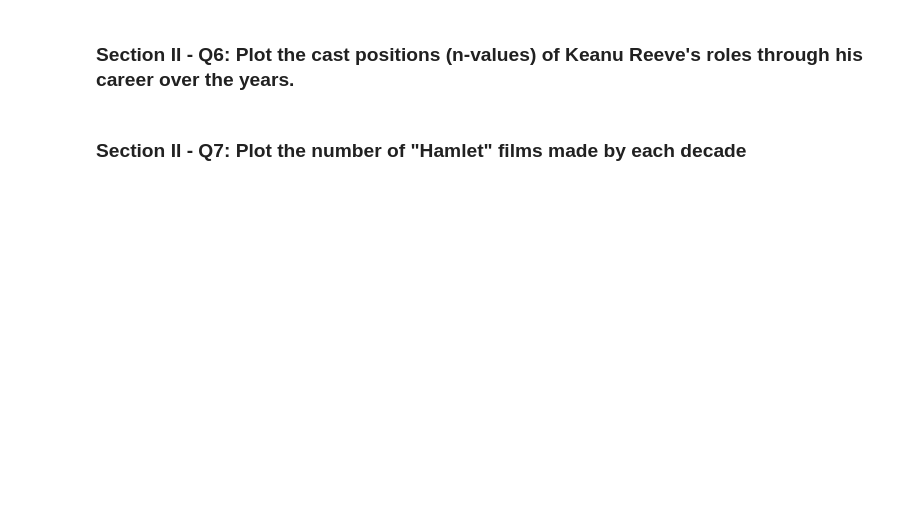
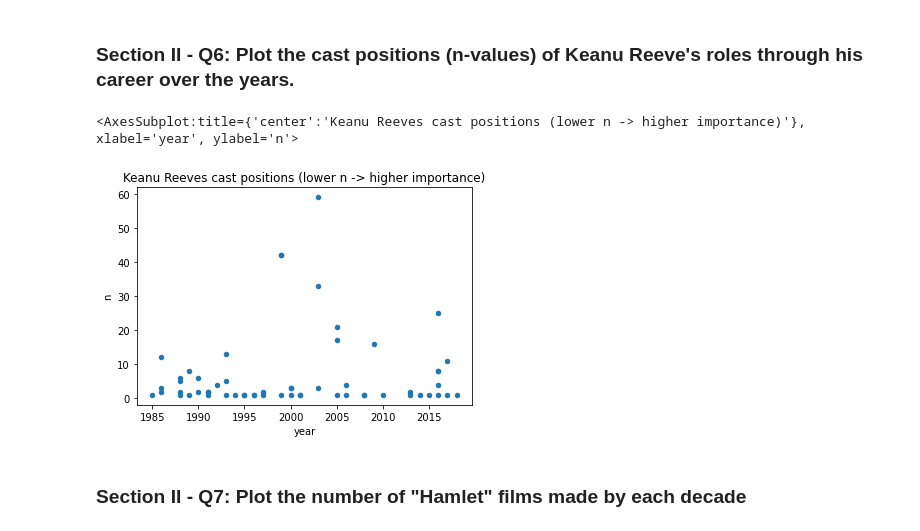
Before and after one commit to llpyyz/mec-mini-projects, a Jupyter notebook: mec-5.3.10-data-wranging-with-pandas-mini-project/Mini_Project_Data_Wrangling_Pandas.ipynb, the cells around one changed output. Saved outputs shown, nothing was run; the diff lists cells and outputs as text; code cells hidden in the pictures; blank space fills up the shorter version.

```diff
--- a/mec-5.3.10-data-wranging-with-pandas-mini-project/Mini_Project_Data_Wrangling_Pandas.ipynb
+++ b/mec-5.3.10-data-wranging-with-pandas-mini-project/Mini_Project_Data_Wrangling_Pandas.ipynb
@@ -284,4 +560,13 @@ top_ten.plot(kind='barh')
 # %% [markdown]
 ### Section II - Q6: Plot the cast positions (n-values) of Keanu Reeve's roles through his career over the years.
+# %%
+actor_name = 'Keanu Reeves'
+cast_positions = cast[cast['name'] == actor_name]\
+.sort_values(by=['year'])[['year', 'n']].dropna()
+
+cast_positions.plot.scatter(x='year', y='n', title='Keanu Reeves cast positions (lower n -> higher importance)')
+# %% [output]
+<AxesSubplot:title={'center':'Keanu Reeves cast positions (lower n -> higher importance)'}, xlabel='year', ylabel='n'>
+[figure, added]
 # %% [markdown]
 ### Section II - Q7: Plot the number of "Hamlet" films made by each decade
```
Also changed, not shown: parts of 54 cells of this notebook.
